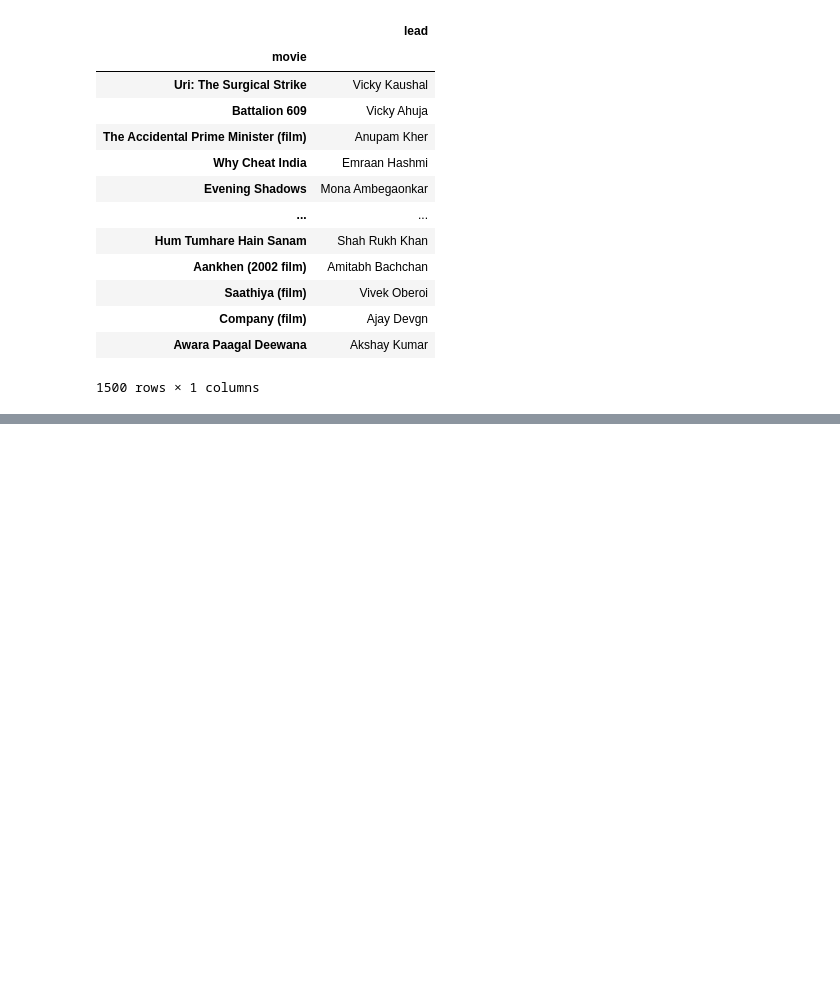
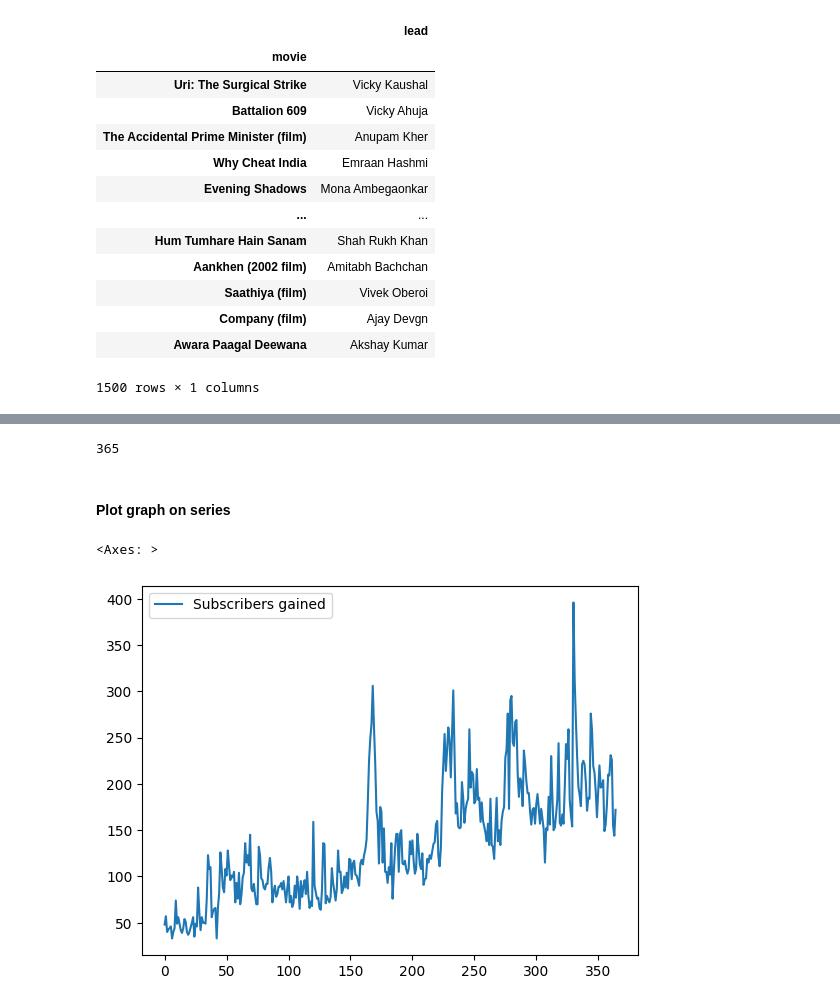
Before and after one commit to gmohite7/machine-learning, a Jupyter notebook: Week 06 Pandas/session-16-pandas-series.ipynb, the cells around one changed output, grey strips where cells are left out. Saved outputs shown, nothing was run; the diff lists cells and outputs as text; code cells hidden in the pictures; blank space fills up the shorter version.

Commit message:
pandas series

```diff
--- a/Week 06 Pandas/session-16-pandas-series.ipynb
+++ b/Week 06 Pandas/session-16-pandas-series.ipynb
@@ -169,0 +588,12 @@ movies
+# %%
+# Count number of day when I had more than 200 subs a day
+subs[subs > 200].size
+# %% [output]
+365
+# %% [markdown]
+#### Plot graph on series
+# %%
+subs.plot()
+# %% [output]
+<Axes: >
+[figure, added]
```
Also changed, not shown: parts of 79 cells of this notebook, 1 other file.
